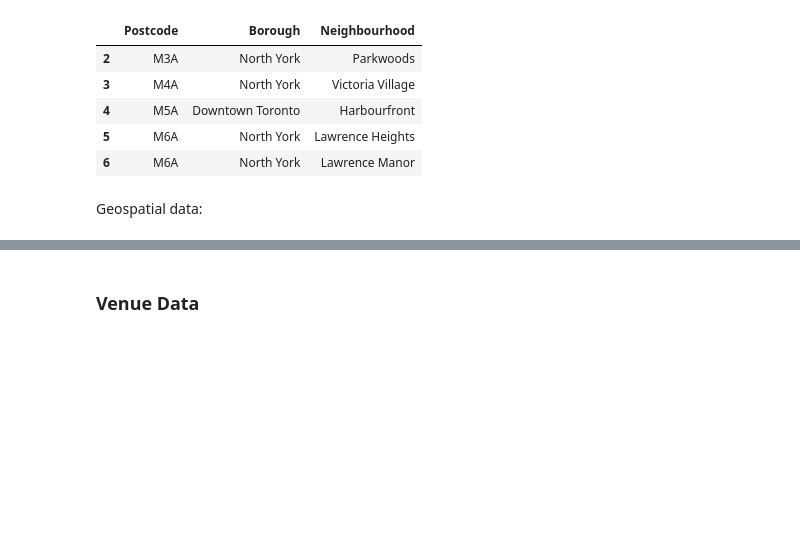
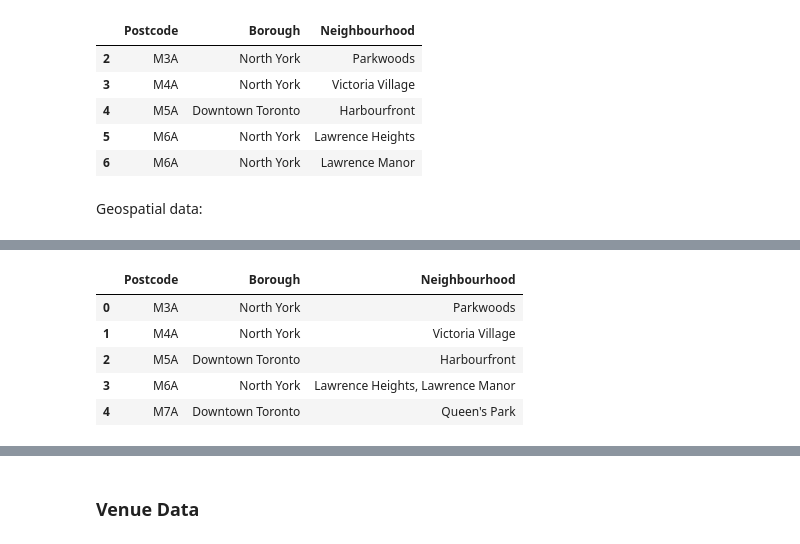
Before and after one commit to ptran217/Coursera_Capstone, a Jupyter notebook: capstone_notebook.ipynb, the cells around one changed output, grey strips where cells are left out. Drawn from its saved outputs; the diff is of its cells as text; code cells hidden in the pictures; blank space fills up the shorter version.

```diff
--- a/capstone_notebook.ipynb
+++ b/capstone_notebook.ipynb
@@ -90,3 +94,13 @@ df_geo.columns
+# %%
+df_grouped = df.groupby(['Postcode','Borough'], as_index=False, sort=False).agg(', '.join)
+df_grouped.head()
+# %% [output]
+|  | Postcode | Borough | Neighbourhood |
+| 0 | M3A | North York | Parkwoods |
+| 1 | M4A | North York | Victoria Village |
+| 2 | M5A | Downtown Toronto | Harbourfront |
+| 3 | M6A | North York | Lawrence Heights, Lawrence Manor |
+| 4 | M7A | Downtown Toronto | Queen's Park |
 # %%
 df_geo = df_geo.rename({'Postal Code':'Postcode'}, axis=1)
 # %%
```
Also changed, not shown: parts of 16 cells of this notebook.
